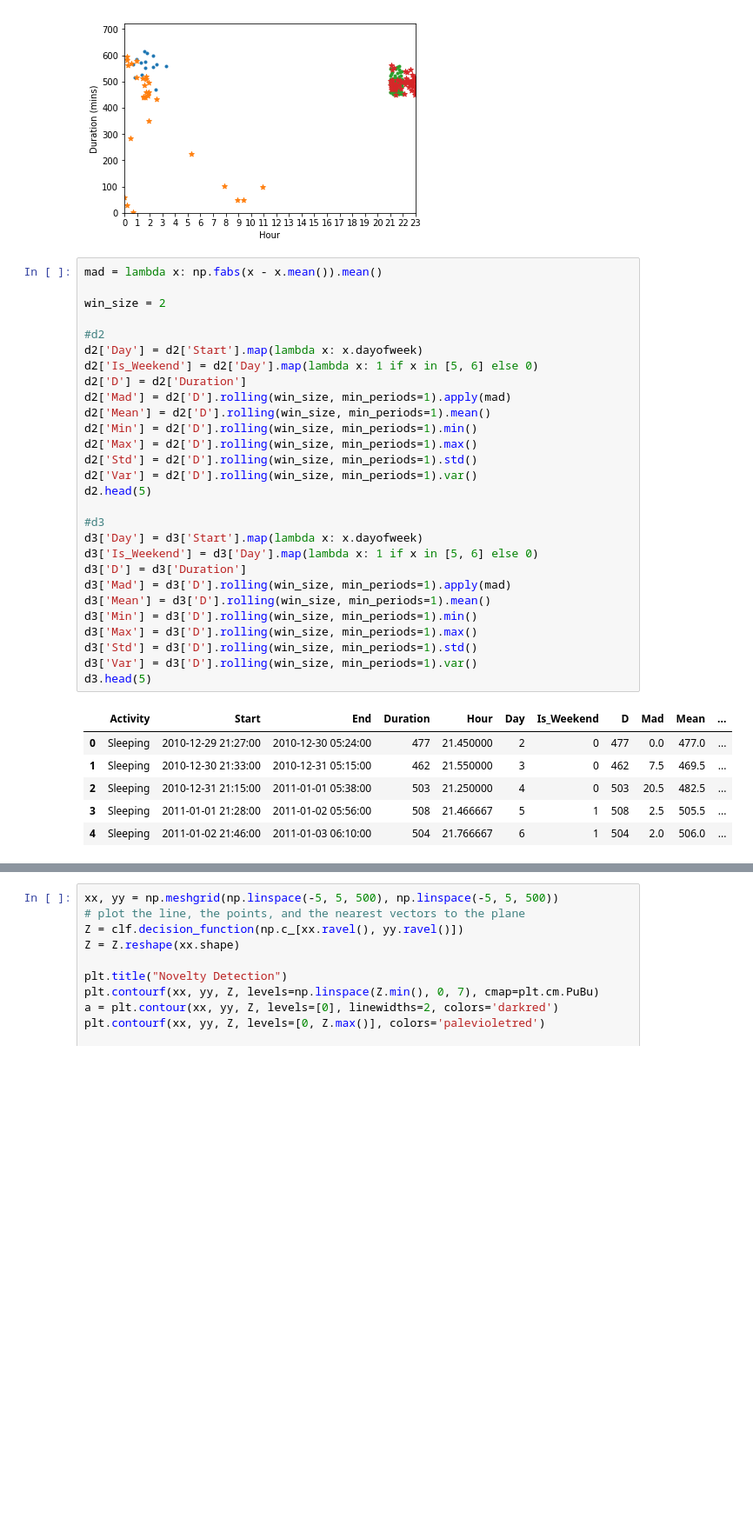
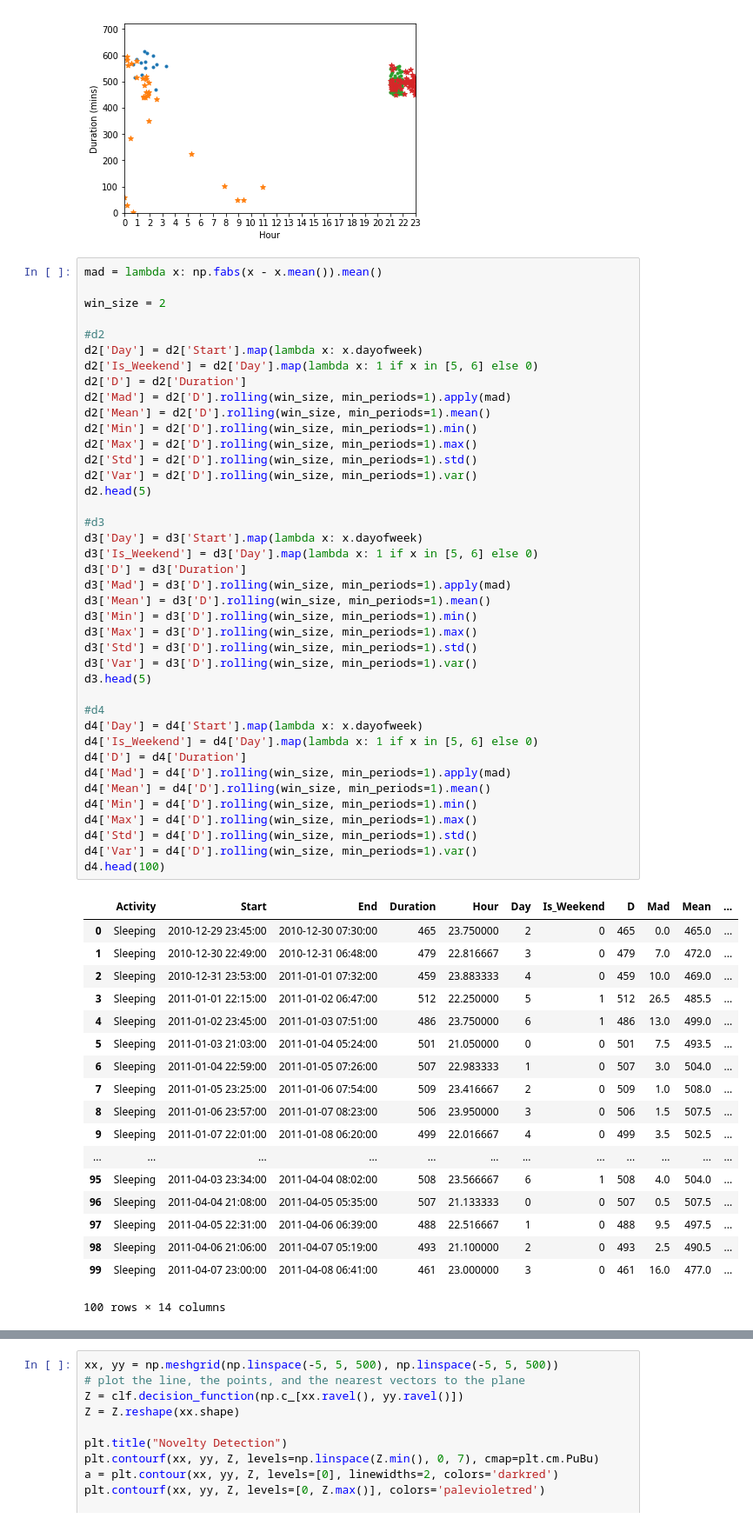
Before and after one commit to salisuwy/UKCI2018, a Jupyter notebook: UKCI2018_v2.ipynb, the cells around one changed output, grey strips where cells are left out. Shown at 87% size. Cells and saved outputs as stored; diff of their text form; blank space fills up the shorter version.

```diff
--- a/UKCI2018_v2.ipynb
+++ b/UKCI2018_v2.ipynb
@@ -47,36 +47,60 @@ plt.show()
 # %%
 mad = lambda x: np.fabs(x - x.mean()).mean()
 
 win_size = 2
 
 #d2
 d2['Day'] = d2['Start'].map(lambda x: x.dayofweek)
 d2['Is_Weekend'] = d2['Day'].map(lambda x: 1 if x in [5, 6] else 0)
 d2['D'] = d2['Duration']
 d2['Mad'] = d2['D'].rolling(win_size, min_periods=1).apply(mad)
 d2['Mean'] = d2['D'].rolling(win_size, min_periods=1).mean()
 d2['Min'] = d2['D'].rolling(win_size, min_periods=1).min()
 d2['Max'] = d2['D'].rolling(win_size, min_periods=1).max()
 d2['Std'] = d2['D'].rolling(win_size, min_periods=1).std()
 d2['Var'] = d2['D'].rolling(win_size, min_periods=1).var()
 d2.head(5)
 
 #d3
 d3['Day'] = d3['Start'].map(lambda x: x.dayofweek)
 d3['Is_Weekend'] = d3['Day'].map(lambda x: 1 if x in [5, 6] else 0)
 d3['D'] = d3['Duration']
 d3['Mad'] = d3['D'].rolling(win_size, min_periods=1).apply(mad)
 d3['Mean'] = d3['D'].rolling(win_size, min_periods=1).mean()
 d3['Min'] = d3['D'].rolling(win_size, min_periods=1).min()
 d3['Max'] = d3['D'].rolling(win_size, min_periods=1).max()
 d3['Std'] = d3['D'].rolling(win_size, min_periods=1).std()
 d3['Var'] = d3['D'].rolling(win_size, min_periods=1).var()
 d3.head(5)
+
+#d4
+d4['Day'] = d4['Start'].map(lambda x: x.dayofweek)
+d4['Is_Weekend'] = d4['Day'].map(lambda x: 1 if x in [5, 6] else 0)
+d4['D'] = d4['Duration']
+d4['Mad'] = d4['D'].rolling(win_size, min_periods=1).apply(mad)
+d4['Mean'] = d4['D'].rolling(win_size, min_periods=1).mean()
+d4['Min'] = d4['D'].rolling(win_size, min_periods=1).min()
+d4['Max'] = d4['D'].rolling(win_size, min_periods=1).max()
+d4['Std'] = d4['D'].rolling(win_size, min_periods=1).std()
+d4['Var'] = d4['D'].rolling(win_size, min_periods=1).var()
+d4.head(100)
 # %% [output]
 |  | Activity | Start | End | Duration | Hour | Day | Is_Weekend | D | Mad | Mean | ... |
-| 0 | Sleeping | 2010-12-29 21:27:00 | 2010-12-30 05:24:00 | 477 | 21.450000 | 2 | 0 | 477 | 0.0 | 477.0 | ... |
-| 1 | Sleeping | 2010-12-30 21:33:00 | 2010-12-31 05:15:00 | 462 | 21.550000 | 3 | 0 | 462 | 7.5 | 469.5 | ... |
-| 2 | Sleeping | 2010-12-31 21:15:00 | 2011-01-01 05:38:00 | 503 | 21.250000 | 4 | 0 | 503 | 20.5 | 482.5 | ... |
-| 3 | Sleeping | 2011-01-01 21:28:00 | 2011-01-02 05:56:00 | 508 | 21.466667 | 5 | 1 | 508 | 2.5 | 505.5 | ... |
-| 4 | Sleeping | 2011-01-02 21:46:00 | 2011-01-03 06:10:00 | 504 | 21.766667 | 6 | 1 | 504 | 2.0 | 506.0 | ... |
+| 0 | Sleeping | 2010-12-29 23:45:00 | 2010-12-30 07:30:00 | 465 | 23.750000 | 2 | 0 | 465 | 0.0 | 465.0 | ... |
+| 1 | Sleeping | 2010-12-30 22:49:00 | 2010-12-31 06:48:00 | 479 | 22.816667 | 3 | 0 | 479 | 7.0 | 472.0 | ... |
+| 2 | Sleeping | 2010-12-31 23:53:00 | 2011-01-01 07:32:00 | 459 | 23.883333 | 4 | 0 | 459 | 10.0 | 469.0 | ... |
+| 3 | Sleeping | 2011-01-01 22:15:00 | 2011-01-02 06:47:00 | 512 | 22.250000 | 5 | 1 | 512 | 26.5 | 485.5 | ... |
+| 4 | Sleeping | 2011-01-02 23:45:00 | 2011-01-03 07:51:00 | 486 | 23.750000 | 6 | 1 | 486 | 13.0 | 499.0 | ... |
+| 5 | Sleeping | 2011-01-03 21:03:00 | 2011-01-04 05:24:00 | 501 | 21.050000 | 0 | 0 | 501 | 7.5 | 493.5 | ... |
+| 6 | Sleeping | 2011-01-04 22:59:00 | 2011-01-05 07:26:00 | 507 | 22.983333 | 1 | 0 | 507 | 3.0 | 504.0 | ... |
+| 7 | Sleeping | 2011-01-05 23:25:00 | 2011-01-06 07:54:00 | 509 | 23.416667 | 2 | 0 | 509 | 1.0 | 508.0 | ... |
+| 8 | Sleeping | 2011-01-06 23:57:00 | 2011-01-07 08:23:00 | 506 | 23.950000 | 3 | 0 | 506 | 1.5 | 507.5 | ... |
+| 9 | Sleeping | 2011-01-07 22:01:00 | 2011-01-08 06:20:00 | 499 | 22.016667 | 4 | 0 | 499 | 3.5 | 502.5 | ... |
+| ... | ... | ... | ... | ... | ... | ... | ... | ... | ... | ... | ... |
+| 95 | Sleeping | 2011-04-03 23:34:00 | 2011-04-04 08:02:00 | 508 | 23.566667 | 6 | 1 | 508 | 4.0 | 504.0 | ... |
+| 96 | Sleeping | 2011-04-04 21:08:00 | 2011-04-05 05:35:00 | 507 | 21.133333 | 0 | 0 | 507 | 0.5 | 507.5 | ... |
+| 97 | Sleeping | 2011-04-05 22:31:00 | 2011-04-06 06:39:00 | 488 | 22.516667 | 1 | 0 | 488 | 9.5 | 497.5 | ... |
+| 98 | Sleeping | 2011-04-06 21:06:00 | 2011-04-07 05:19:00 | 493 | 21.100000 | 2 | 0 | 493 | 2.5 | 490.5 | ... |
+| 99 | Sleeping | 2011-04-07 23:00:00 | 2011-04-08 06:41:00 | 461 | 23.000000 | 3 | 0 | 461 | 16.0 | 477.0 | ... |
+100 rows × 14 columns
 # %%
```
Also changed, not shown: parts of 7 cells of this notebook, 1 other file.
